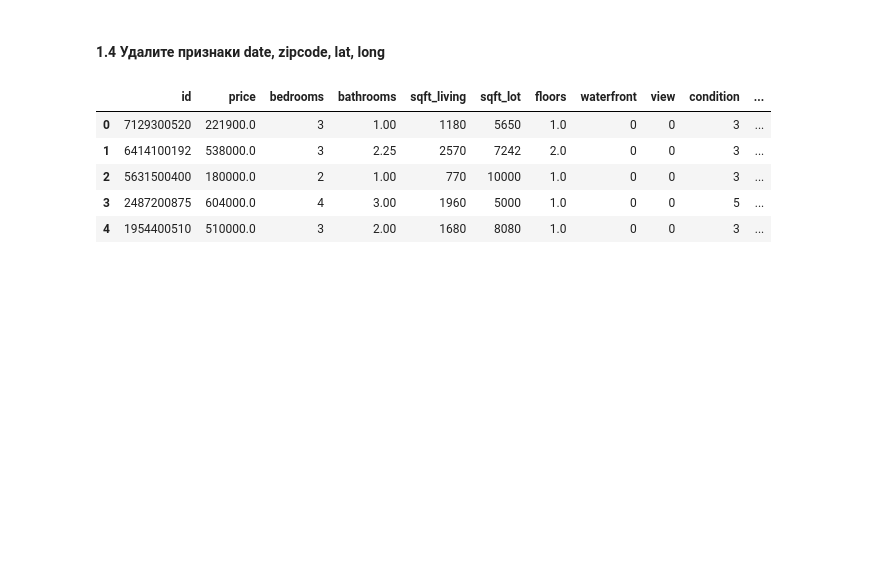
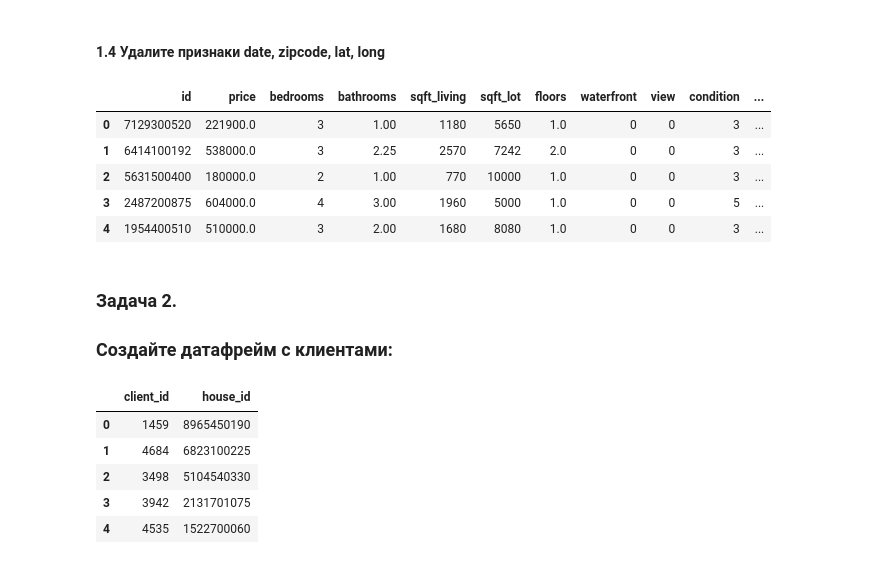
Before and after one commit to kudaevalyudmila1/Python-Analytics, a Jupyter notebook: HomeWork3.ipynb, the cells around one changed output. Drawn from its saved outputs; the diff is of its cells as text; code cells hidden in the pictures; blank space fills up the shorter version.

```diff
--- a/HomeWork3.ipynb
+++ b/HomeWork3.ipynb
@@ -66,3 +65,27 @@ df1.head()
 | 2 | 5631500400 | 180000.0 | 2 | 1.00 | 770 | 10000 | 1.0 | 0 | 0 | 3 | ... |
 | 3 | 2487200875 | 604000.0 | 4 | 3.00 | 1960 | 5000 | 1.0 | 0 | 0 | 5 | ... |
 | 4 | 1954400510 | 510000.0 | 3 | 2.00 | 1680 | 8080 | 1.0 | 0 | 0 | 3 | ... |
+# %% [markdown]
+### Задача 2.
+### Создайте датафрейм с клиентами:
+# %%
+clients = pd.DataFrame({
+'client_id': [1459, 4684, 3498, 3942, 4535, 2308, 2866, 2765, 1472, 4236, 2295,
+939, 3840, 280, 20, 4332, 3475, 4213, 3113, 4809, 2134, 2242,
+2068, 4929, 1384, 1589, 3317, 2260, 1727, 1764, 1611, 1474],
+'house_id': [8965450190, 6823100225, 5104540330, 2131701075, 1522700060,
+1189000207, 6821600300, 7137950720, 9510920050, 6131600255,
+5428000070, 1788800910, 8100400160, 3123049142, 6306800010,
+5083000375, 7920100025, 1951600150, 809001400, 339600110,
+1622049154, 1099600250, 8563000110, 2768100205, 3995700435,
+8861700030, 3303980210, 7731100066, 8146100580, 825069097,
+3889100029, 9524100196]
+})
+clients.head()
+# %% [output]
+|  | client_id | house_id |
+| 0 | 1459 | 8965450190 |
+| 1 | 4684 | 6823100225 |
+| 2 | 3498 | 5104540330 |
+| 3 | 3942 | 2131701075 |
+| 4 | 4535 | 1522700060 |
```
Also changed, not shown: parts of 5 cells of this notebook.
